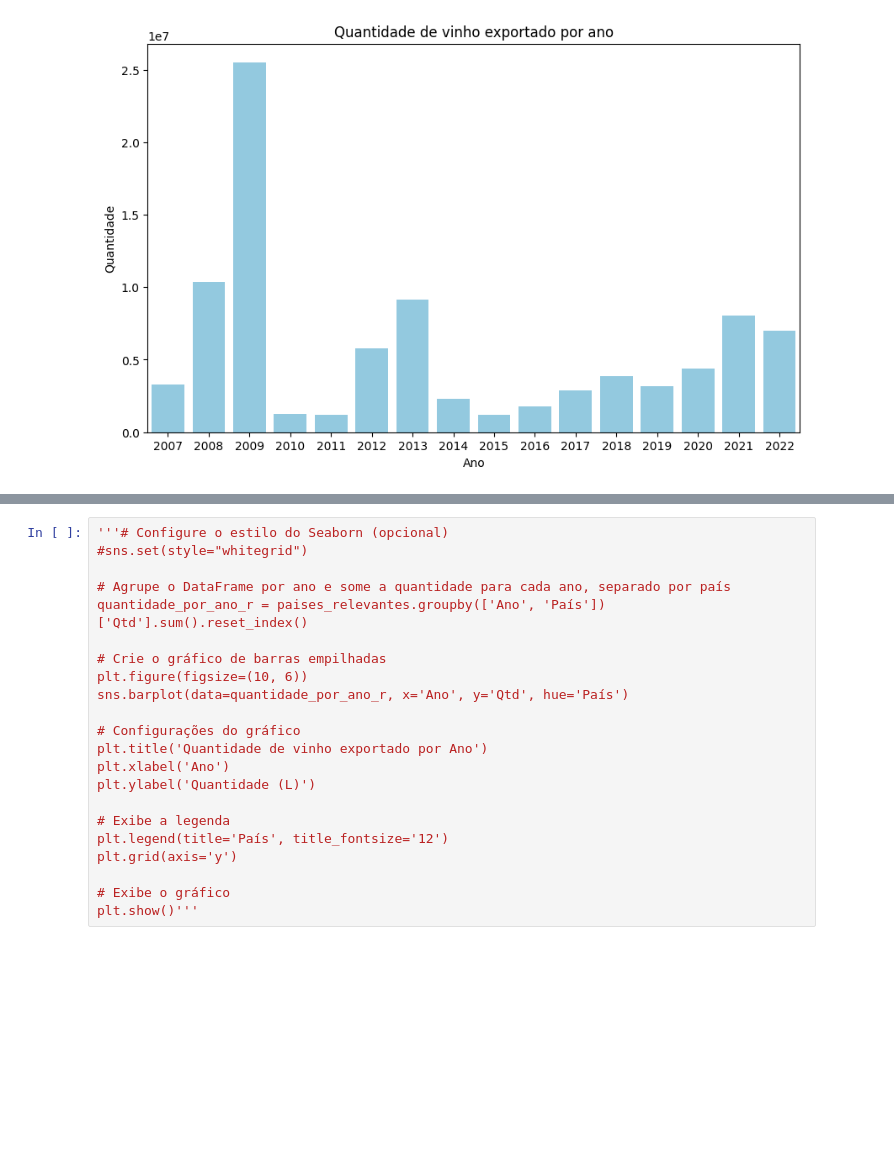
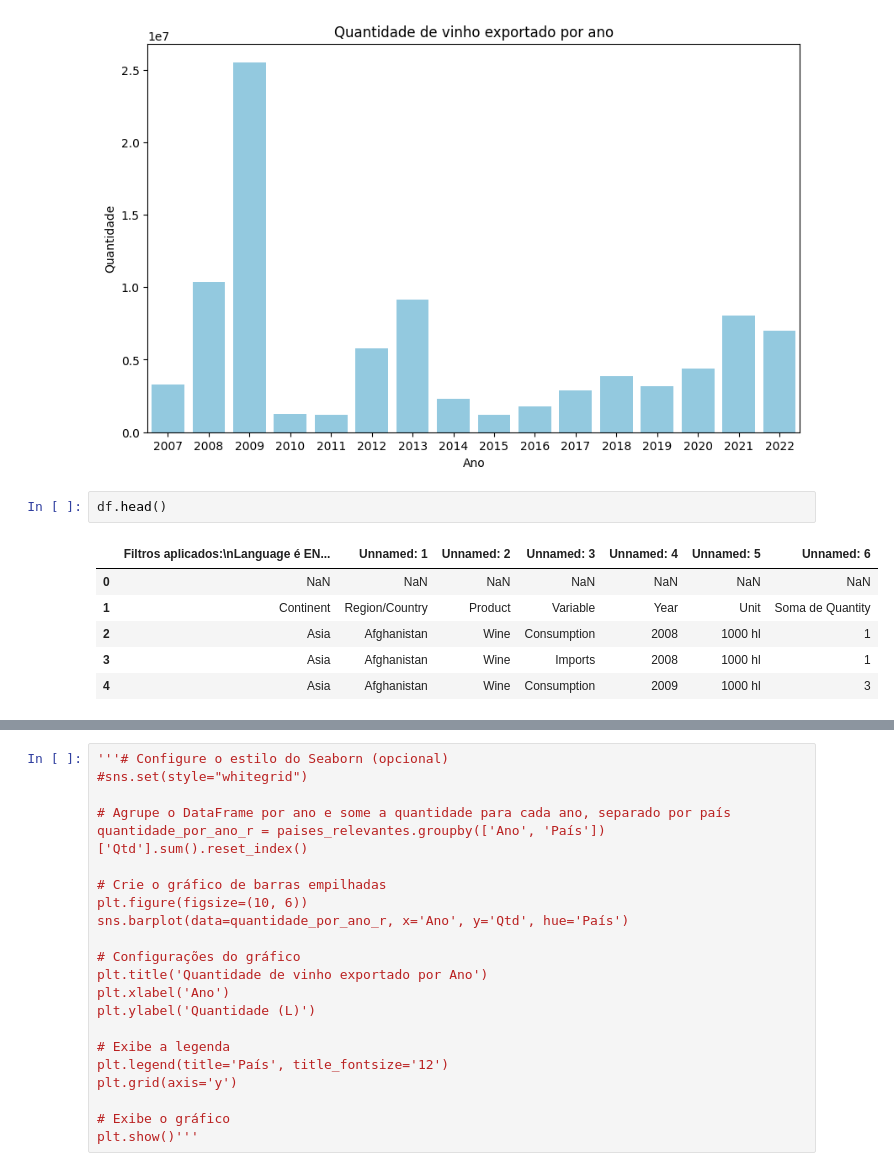
Before and after one commit to VivianeCorreia/Tech-Challenge, a Jupyter notebook: Challenge.ipynb, the cells around one changed output, grey strips where cells are left out. Cells and saved outputs as stored; diff of their text form; blank space fills up the shorter version.

```diff
--- a/Challenge.ipynb
+++ b/Challenge.ipynb
@@ -433,5 +433,14 @@ plt.ylabel('Quantidade')
 plt.show()
 # %% [output]
 [figure]
+# %%
+df.head()
+# %% [output]
+|  | Filtros aplicados:\nLanguage é EN... | Unnamed: 1 | Unnamed: 2 | Unnamed: 3 | Unnamed: 4 | Unnamed: 5 | Unnamed: 6 |
+| 0 | NaN | NaN | NaN | NaN | NaN | NaN | NaN |
+| 1 | Continent | Region/Country | Product | Variable | Year | Unit | Soma de Quantity |
+| 2 | Asia | Afghanistan | Wine | Consumption | 2008 | 1000 hl | 1 |
+| 3 | Asia | Afghanistan | Wine | Imports | 2008 | 1000 hl | 1 |
+| 4 | Asia | Afghanistan | Wine | Consumption | 2009 | 1000 hl | 3 |
 # %%
 df = df.iloc[2:]
```
Also changed, not shown: parts of 3 cells of this notebook.
